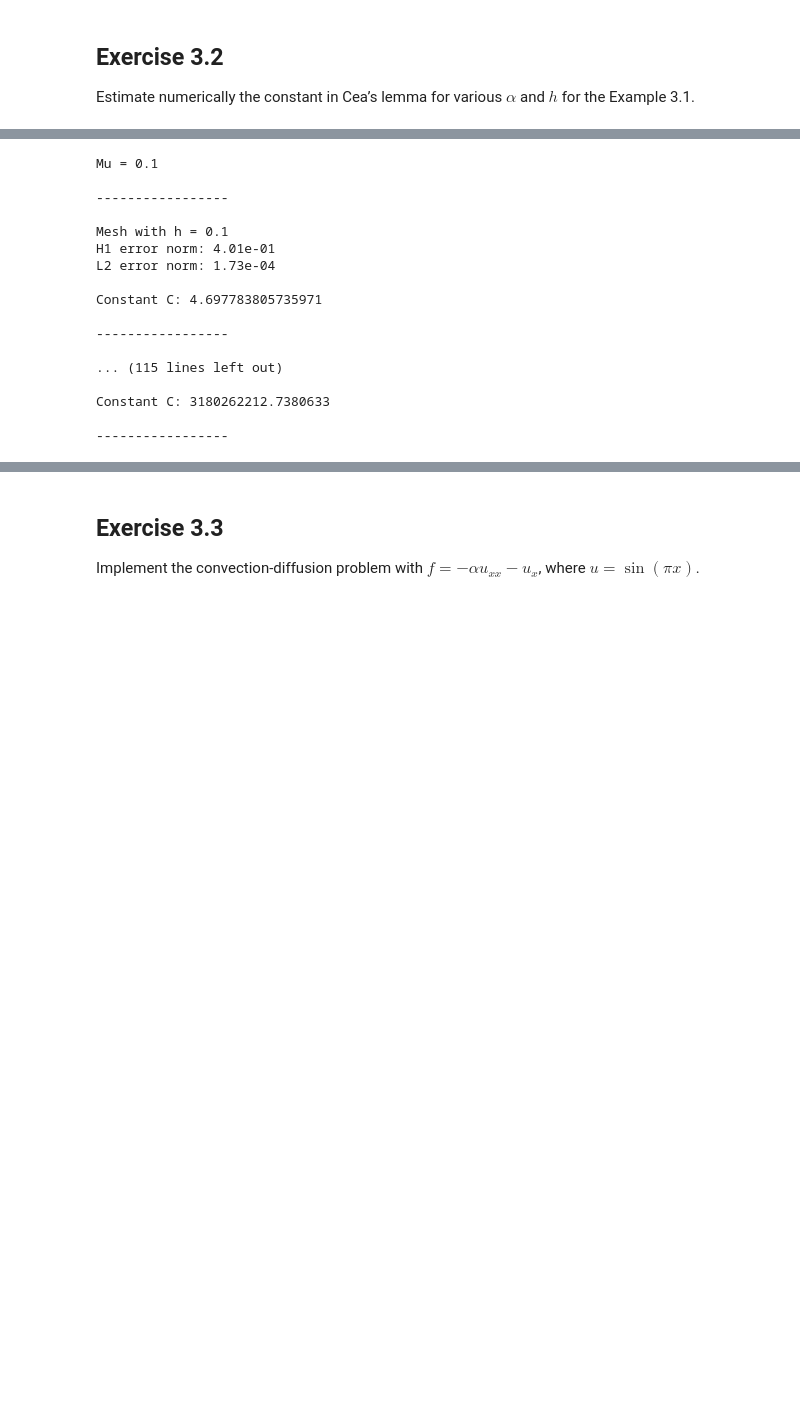
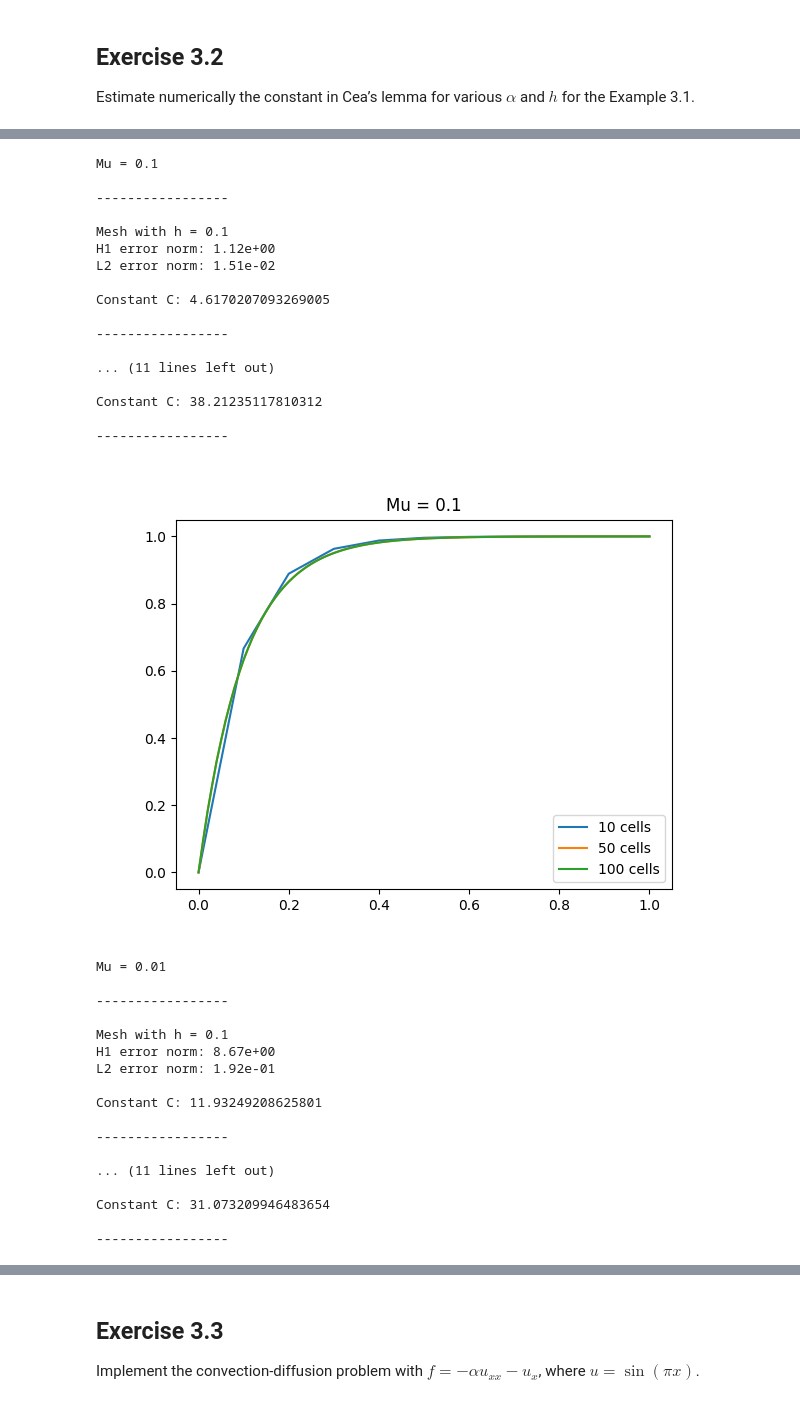
Before and after one commit to eirillsh/MEK9250, a Jupyter notebook: Jupyter Notebooks/chapter3.ipynb, the cells around one changed output, grey strips where cells are left out. Cells and saved outputs as stored; diff of their text form; code cells hidden in the pictures; blank space fills up the shorter version.

```diff
--- a/Jupyter Notebooks/chapter3.ipynb
+++ b/Jupyter Notebooks/chapter3.ipynb
@@ -46,6 +108,6 @@ $$C_1 \geq \frac{\vert\vert u - u_h \vert\vert_V}{h^t \vert\vert u \vert\vert_{t
 # %%
 ## Exercise 3.2
-plt.clf() # Clear previous figure
+
 def left_boundary(x):
     ''' Locator function for the boundary at x = 0.
     '''
@@ -56,22 +118,6 @@ def right_boundary(x):
     '''
     return np.isclose(x[0], 1.0)
 
-def calc_H1_error(mu, u_h):
-    u_ex = du_analytical(mu)
-    space = u_h.function_space
-    u_ex_fun = dfx.fem.Function(space)
-    u_ex_fun.interpolate(u_ex)
-    du_h = u_h.dx(0)
-    H1_error = dfx.fem.assemble_scalar(dfx.fem.form((u_ex_fun - du_h)**2 * dx))
-    return H1_error
-
-def calc_L2_error(mu, u_h):
-    u_ex = u_analytical(mu)
-    space = u_h.function_space
-    u_ex_fun = dfx.fem.Function(space)
-    u_ex_fun.interpolate(u_ex)
-    L2_error = dfx.fem.assemble_scalar(dfx.fem.form((u_ex_fun - u_h) ** 2 * dx))
-    return L2_error
 
 class u_analytical:
     ''' Class for the function expression of the analytical solution.
@@ -91,15 +137,14 @@ class du_analytical:
     def __call__(self, x):
         return np.exp(-x[0] / self.mu) / (self.mu * (1 - np.exp(-1 / self.mu)))
 
-fig_idx = 1
-t = 1 # Order of polynomials in approximation
 # Loop over different mesh resolutions
-for mu_value in [1e-1, 1e-3, 1e-5]:
-    #plt.figure(fig_idx)
-    #plt.title(f'Mu = {mu_value}')
-    print(f"Mu = {mu_value:g}\n")
+for mu_val in [1e-1, 1e-2, 1e-3]:
+    plt.figure()
+    plt.clf() # Clear previous plots
+    plt.title(f'Mu = {mu_val}')
+    print(f"Mu = {mu_val:g}\n")
     print("-----------------\n")
-    for N in [10, 50, 100, 200, 400]:
+    for N in [10, 50, 100]:
         h = 1/N # Mesh resolution
         print(f"Mesh with h = {h}")
         mesh = dfx.mesh.create_unit_interval(MPI.COMM_WORLD, N) # Unit interval mesh
@@ -107,7 +152,7 @@ for mu_value in [1e-1, 1e-3, 1e-5]:
         V = dfx.fem.FunctionSpace(mesh, P1)
 
         u, w = ufl.TrialFunction(V), ufl.TestFunction(V) # Trial and test functions
-        mu = dfx.fem.Constant(mesh, PETSc.ScalarType(mu_value)) # Viscosity
+        mu = dfx.fem.Constant(mesh, PETSc.ScalarType(mu_val)) # Viscosity
         f = dfx.fem.Constant(mesh, PETSc.ScalarType(0.0)) # Source term
         v = dfx.fem.Constant(mesh, PETSc.ScalarType(-1)) # Velocity
 
@@ -125,43 +170,60 @@ for mu_value in [1e-1, 1e-3, 1e-5]:
         bc2_entities = dfx.mesh.locate_entities_boundary(mesh, mesh.topology.dim - 1, right_boundary)
         bc2_dofs = dfx.fem.locate_dofs_topological(V, mesh.topology.dim - 1, bc2_entities)
         bc2 = dfx.fem.dirichletbc(bc2_value, bc2_dofs, V)
 
         bcs = [bc1, bc2]
 
         problem = dfx.fem.petsc.LinearProblem(a, L, bcs = bcs,
                                               petsc_options = {"ksp_type": "preonly", "pc_type": "lu"})
         u_h = problem.solve()
-        #plt.plot(np.linspace(0, 1, N+1), u_h.x.array[:], label = f'{N} cells')
-        H1_error = calc_H1_error(mu_value, u_h)
-        L2_error = calc_L2_error(mu_value, u_h)
+        plt.plot(np.linspace(0, 1, N+1), u_h.x.array[:], label = f'{N} cells')
+        H1_error = calc_H1_error(mu_val, u_h)
+        L2_error = calc_L2_error(mu_val, u_h)
         print(f"H1 error norm: {H1_error:.2e}")
         print(f"L2 error norm: {L2_error:.2e}\n")
 
         # Estimate Cea's lemma constant
-        u_L2_norm = dfx.fem.assemble_scalar(dfx.fem.form(u_h ** 2 * dx))
-        C = H1_error/(h**t * u_L2_norm)
+        u_H2_norm = calc_H2_norm(u_h)
+        C = H1_error/(h * u_H2_norm)
         print(f"Constant C: {C}\n")
         print("-----------------\n")
 
 
-    #plt.legend()
-    #plt.show()
-    fig_idx += 1
+    plt.legend()
+    plt.show()
 # %% [output]
 Mu = 0.1
 
 -----------------
 
 Mesh with h = 0.1
-H1 error norm: 4.01e-01
-L2 error norm: 1.73e-04
+H1 error norm: 1.12e+00
+L2 error norm: 1.51e-02
 
-Constant C: 4.697783805735971
+Constant C: 4.6170207093269005
 
 -----------------
 
-... (115 lines left out)
+... (11 lines left out)
 
-Constant C: 3180262212.7380633
+Constant C: 38.21235117810312
 
 -----------------
+[figure, added]
+Mu = 0.01
+
+-----------------
+
+Mesh with h = 0.1
+H1 error norm: 8.67e+00
+L2 error norm: 1.92e-01
+
+Constant C: 11.93249208625801
+
+-----------------
+
+... (11 lines left out)
+
+Constant C: 31.073209946483654
+
+-----------------
```
Also changed, not shown: parts of 8 cells of this notebook, 8 other files.
